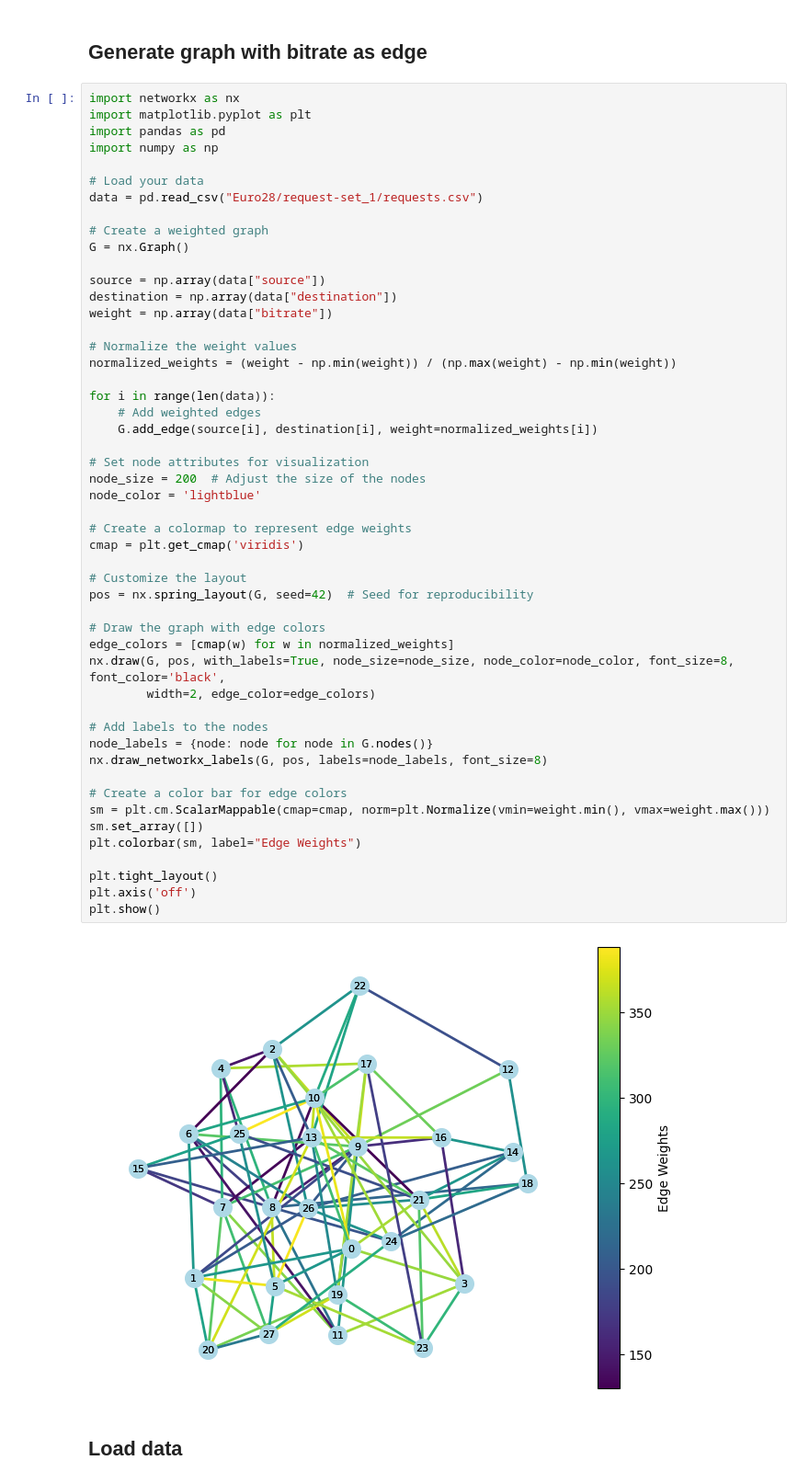
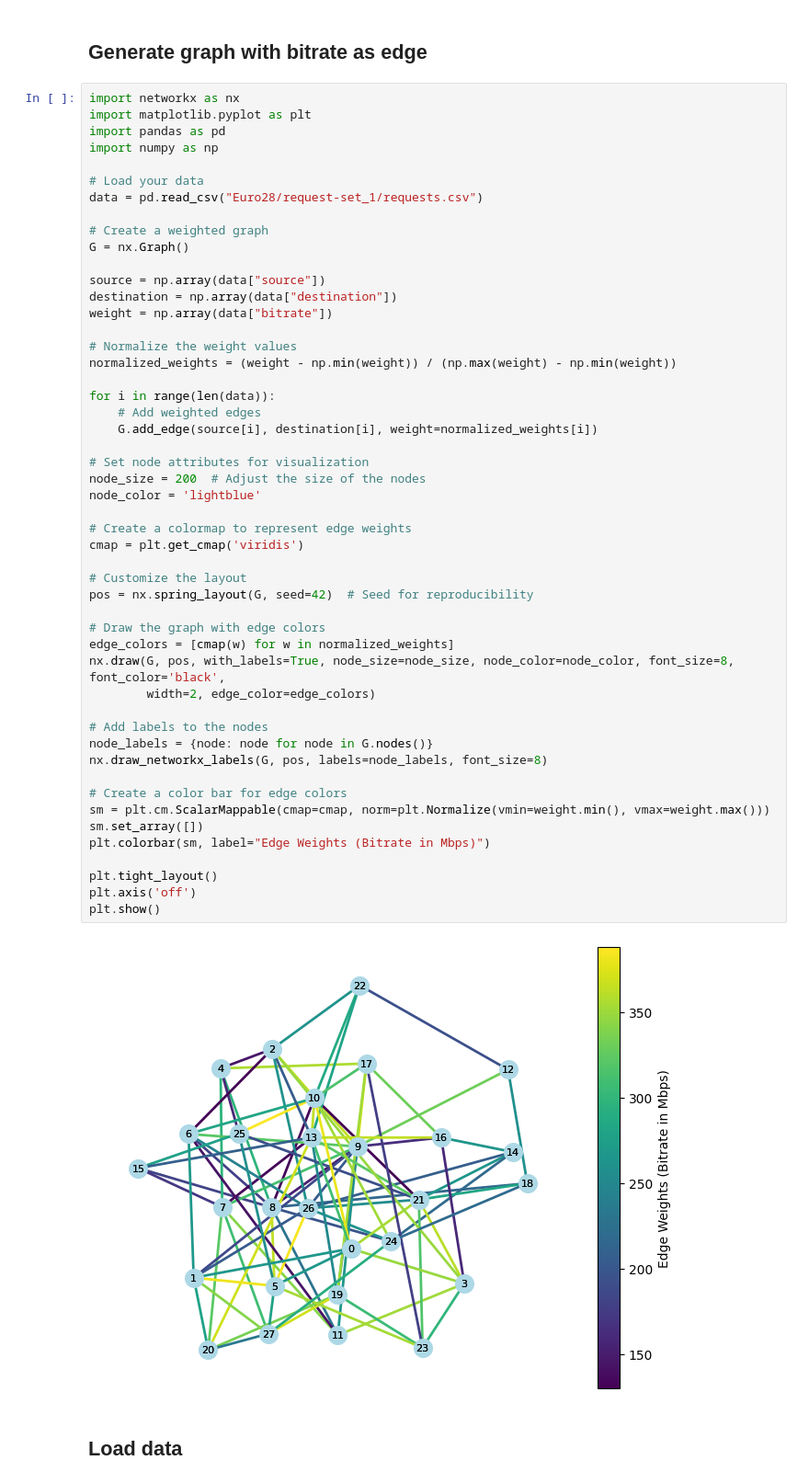
Before and after one commit to pawel150199/network-traffic-prediction, a Jupyter notebook: traffic-prediction-euro28.ipynb, the cells around one changed output. Shown at 92% size. Cells and saved outputs as stored; diff of their text form.

```diff
--- a/traffic-prediction-euro28.ipynb
+++ b/traffic-prediction-euro28.ipynb
@@ -58,35 +58,35 @@ for i in range(len(data)):
     # Add weighted edges
     G.add_edge(source[i], destination[i], weight=normalized_weights[i])
 
 # Set node attributes for visualization
 node_size = 200  # Adjust the size of the nodes
 node_color = 'lightblue'
 
 # Create a colormap to represent edge weights
 cmap = plt.get_cmap('viridis')
 
 # Customize the layout
 pos = nx.spring_layout(G, seed=42)  # Seed for reproducibility
 
 # Draw the graph with edge colors
 edge_colors = [cmap(w) for w in normalized_weights]
 nx.draw(G, pos, with_labels=True, node_size=node_size, node_color=node_color, font_size=8, font_color='black',
         width=2, edge_color=edge_colors)
 
 # Add labels to the nodes
 node_labels = {node: node for node in G.nodes()}
 nx.draw_networkx_labels(G, pos, labels=node_labels, font_size=8)
 
 # Create a color bar for edge colors
 sm = plt.cm.ScalarMappable(cmap=cmap, norm=plt.Normalize(vmin=weight.min(), vmax=weight.max()))
 sm.set_array([])
-plt.colorbar(sm, label="Edge Weights")
+plt.colorbar(sm, label="Edge Weights (Bitrate in Mbps)")
 
 plt.tight_layout()
 plt.axis('off')
 plt.show()
 # %% [output]
-[figure, old version]
+[figure, new version]
 # %% [markdown]
 ## Load data
 # %%
```
Also changed, not shown: parts of 10 cells of this notebook.
